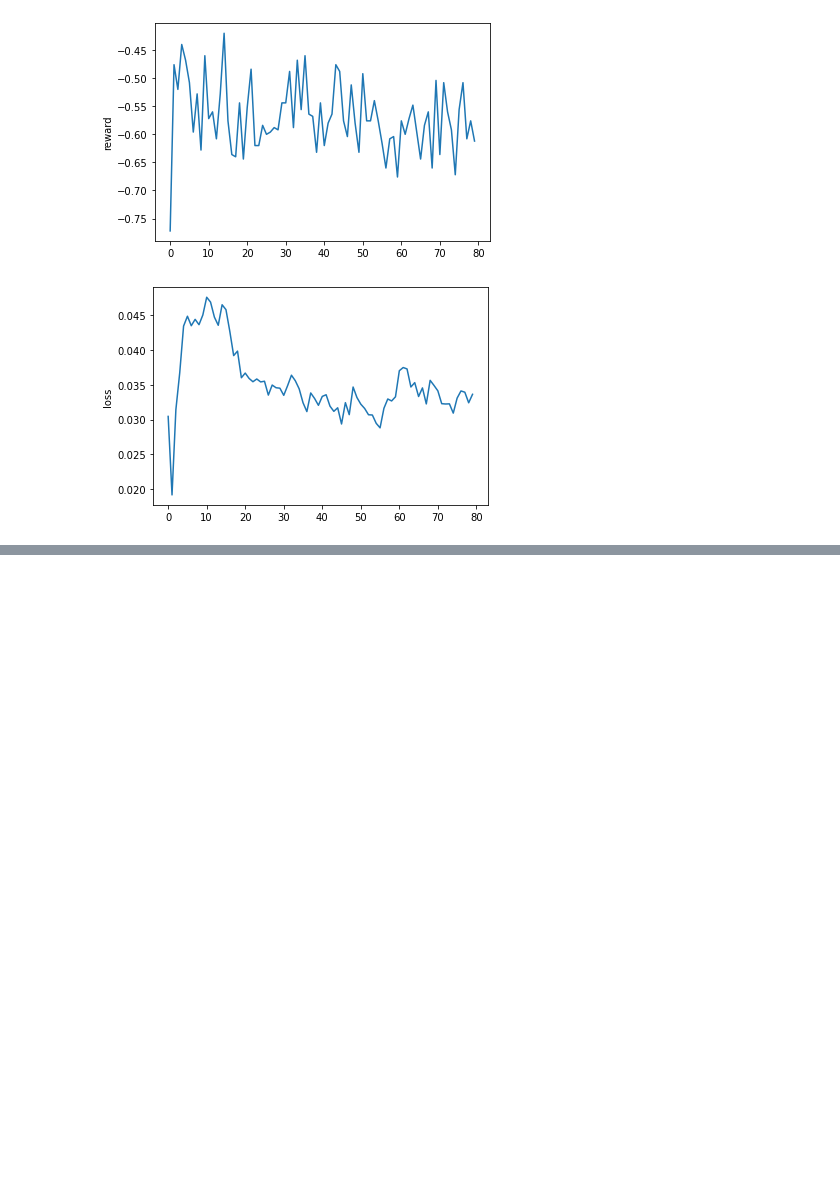
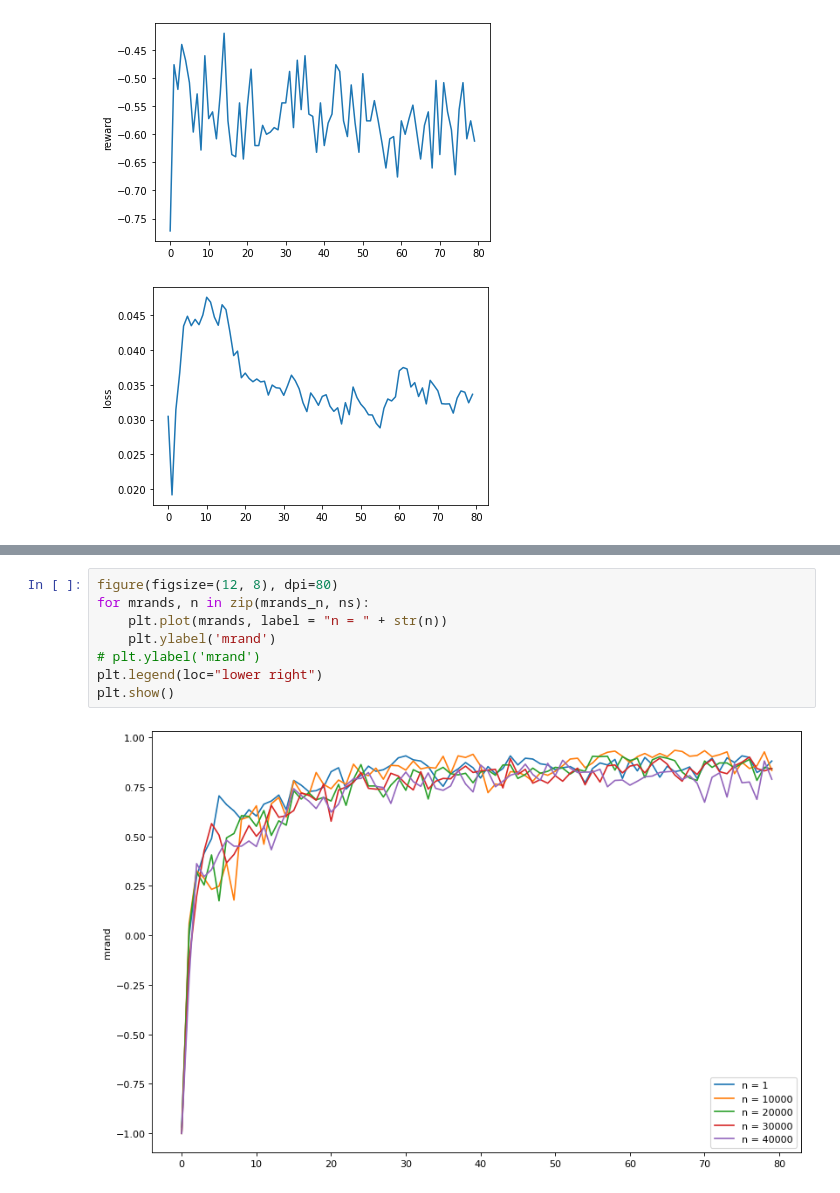
Before and after one commit to wiggleman/CS-456-project, a Jupyter notebook: DQN_self_learn.ipynb, the cells around one changed output, grey strips where cells are left out. Cells and saved outputs as stored; diff of their text form; blank space fills up the shorter version.

```diff
--- a/DQN_self_learn.ipynb
+++ b/DQN_self_learn.ipynb
@@ -577,0 +599,10 @@ plt.show()
+# %%
+figure(figsize=(12, 8), dpi=80)
+for mrands, n in zip(mrands_n, ns):
+    plt.plot(mrands, label = "n = " + str(n))
+    plt.ylabel('mrand')
+# plt.ylabel('mrand')
+plt.legend(loc="lower right")
+plt.show()
+# %% [output]
+[figure, added]
```
Also changed, not shown: parts of 9 cells of this notebook.
